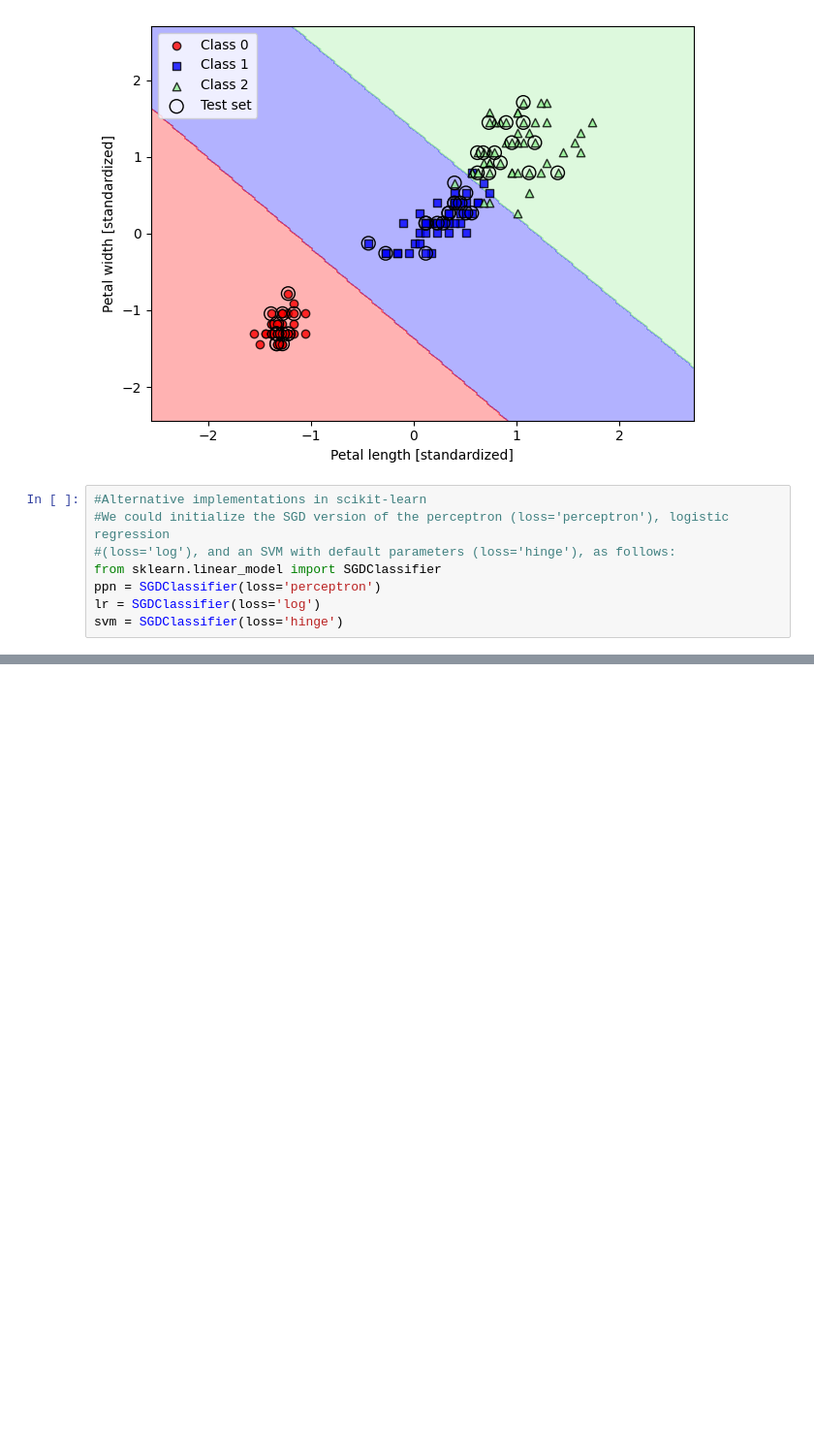
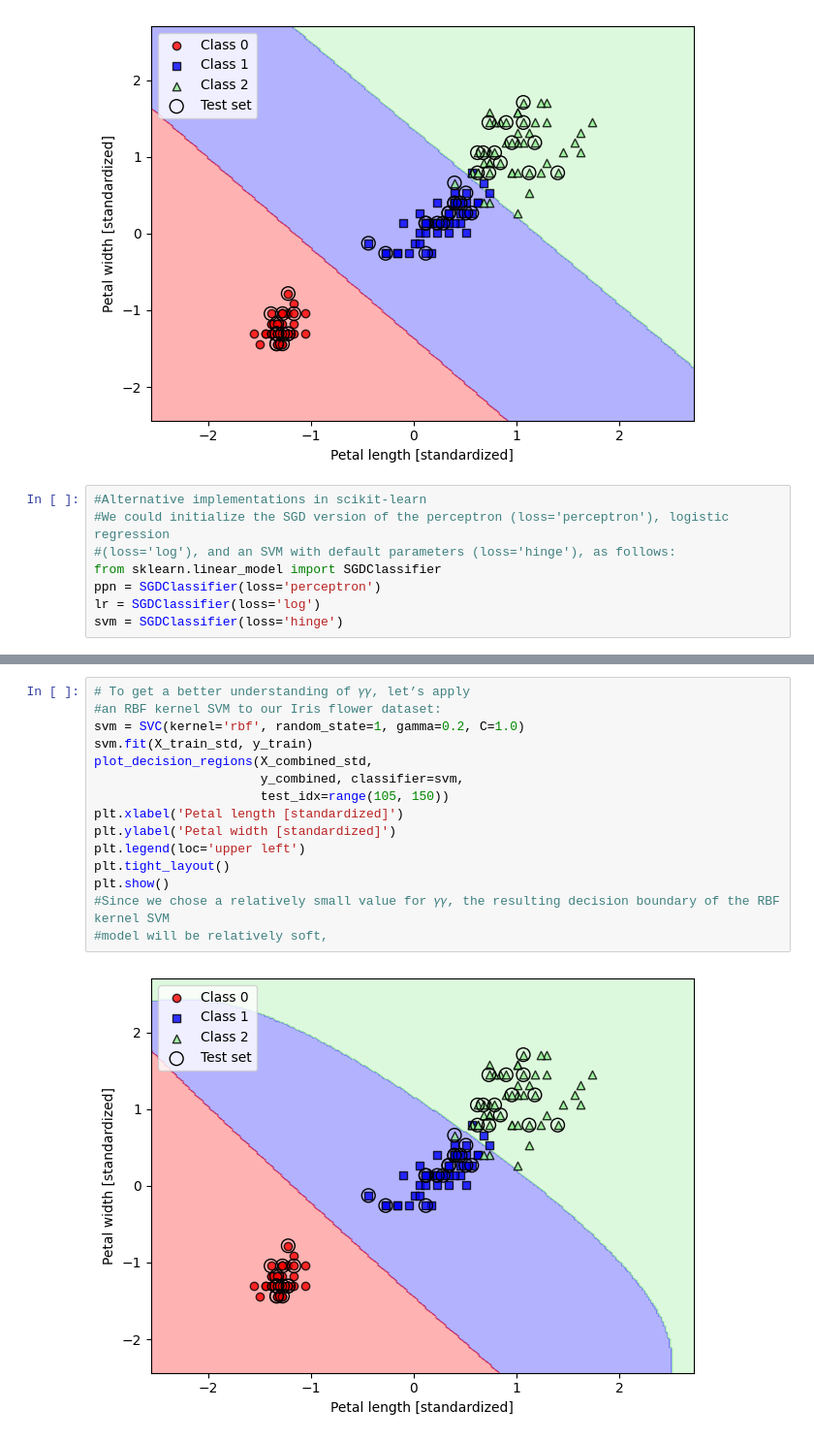
Before and after one commit to LuchoValr/machine_sebastian, a Jupyter notebook: Cap3.ipynb, the cells around one changed output, grey strips where cells are left out. Shown: that part at 97% size. Saved outputs shown, nothing was run; the diff lists cells and outputs as text; blank space fills up the shorter version.

```diff
--- a/Cap3.ipynb
+++ b/Cap3.ipynb
@@ -374,0 +419,17 @@ plt.show()
+# %%
+# To get a better understanding of 𝛾𝛾, let’s apply
+#an RBF kernel SVM to our Iris flower dataset:
+svm = SVC(kernel='rbf', random_state=1, gamma=0.2, C=1.0)
+svm.fit(X_train_std, y_train)
+plot_decision_regions(X_combined_std,
+                      y_combined, classifier=svm,
+                      test_idx=range(105, 150))
+plt.xlabel('Petal length [standardized]')
+plt.ylabel('Petal width [standardized]')
+plt.legend(loc='upper left')
+plt.tight_layout()
+plt.show()
+#Since we chose a relatively small value for 𝛾𝛾, the resulting decision boundary of the RBF kernel SVM
+#model will be relatively soft,
+# %% [output]
+[figure, added]
```
Also changed, not shown: parts of 13 cells of this notebook.
